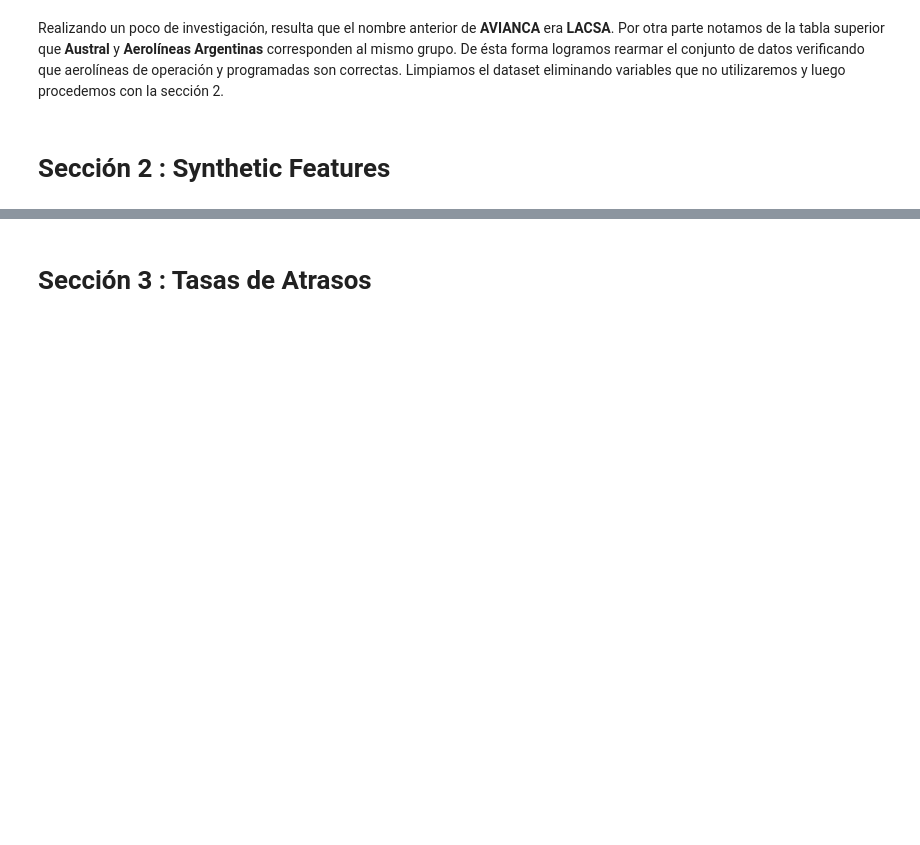
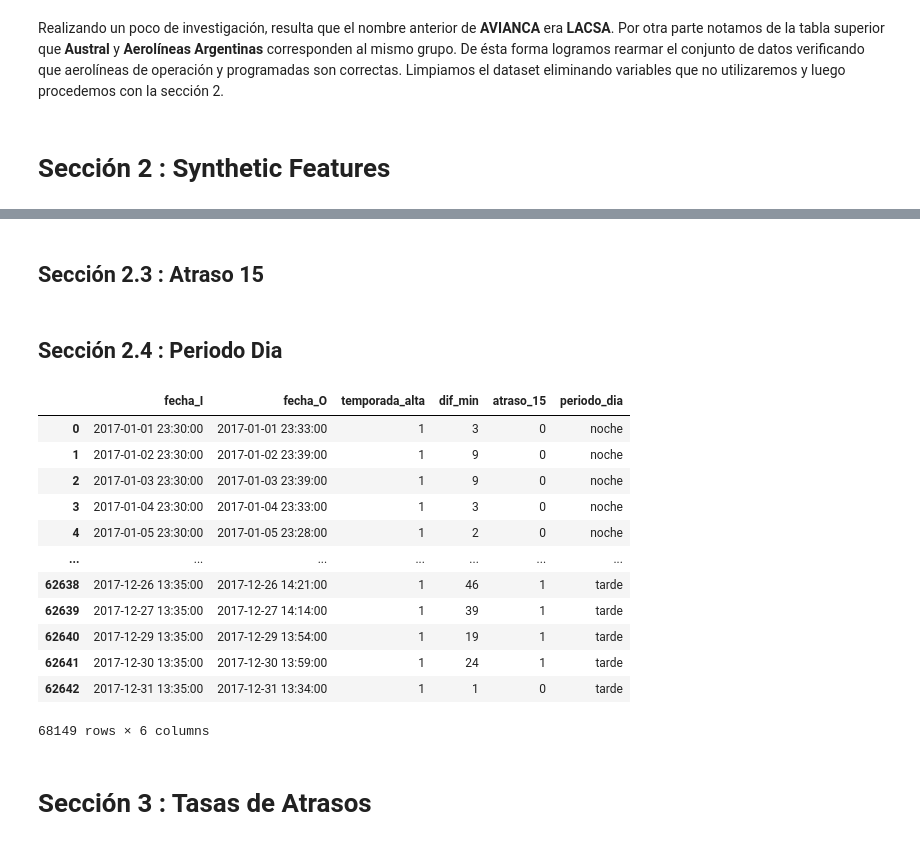
Before and after one commit to marcelotorrescisterna/LatamChallenge, a Jupyter notebook: Solution.ipynb, the cells around one changed output, grey strips where cells are left out. Drawn from its saved outputs; the diff is of its cells as text; code cells hidden in the pictures; blank space fills up the shorter version.

```diff
--- a/Solution.ipynb
+++ b/Solution.ipynb
@@ -273,0 +283,8 @@ dif.seconds
+# %%
+temporada_alta = []
+for i in data['Fecha-I']:
+    if (i > i1) | (i < i2) | (i3 <= i <= i4) | (i5 <= i <= i6):
+        temporada_alta.append(1)
+    else:
+        temporada_alta.append(0)
+synthetic_features['temporada_alta'] = temporada_alta
@@ -273,0 +293,20 @@ dif.seconds
+# %%
+synthetic_features["late"] = [1 if i.fecha_I <= i.fecha_O else 0 for i in synthetic_features.itertuples()]
+synthetic_features["dif_min"] = [int(np.round((i.fecha_I - i.fecha_O).seconds / 60 , 0)) if i.late == 0 else int(np.round((i.fecha_O - i.fecha_I).seconds / 60 , 0)) for i in synthetic_features.itertuples()]
+synthetic_features.drop(["late"] , axis = 1 , inplace = True)
+# %% [markdown]
+## Sección 2.3 : Atraso 15
+# %%
+synthetic_features["atraso_15"] = [1 if x > 15 else 0 for x in synthetic_features.dif_min]
+# %% [markdown]
+## Sección 2.4 : Periodo Dia
+# %%
+periodo_dia = []
+for i in synthetic_features.itertuples():
+    if (5 <= i.fecha_I.hour < 12):
+        periodo_dia.append("mañana")
+    elif (12 <= i.fecha_I.hour < 19):
+        periodo_dia.append("tarde")
+    else:
+        periodo_dia.append("noche")
+synthetic_features["periodo_dia"] = periodo_dia
@@ -273,0 +315,16 @@ dif.seconds
+# %%
+synthetic_features
+# %% [output]
+|  | fecha_I | fecha_O | temporada_alta | dif_min | atraso_15 | periodo_dia |
+| 0 | 2017-01-01 23:30:00 | 2017-01-01 23:33:00 | 1 | 3 | 0 | noche |
+| 1 | 2017-01-02 23:30:00 | 2017-01-02 23:39:00 | 1 | 9 | 0 | noche |
+| 2 | 2017-01-03 23:30:00 | 2017-01-03 23:39:00 | 1 | 9 | 0 | noche |
+| 3 | 2017-01-04 23:30:00 | 2017-01-04 23:33:00 | 1 | 3 | 0 | noche |
+| 4 | 2017-01-05 23:30:00 | 2017-01-05 23:28:00 | 1 | 2 | 0 | noche |
+| ... | ... | ... | ... | ... | ... | ... |
+| 62638 | 2017-12-26 13:35:00 | 2017-12-26 14:21:00 | 1 | 46 | 1 | tarde |
+| 62639 | 2017-12-27 13:35:00 | 2017-12-27 14:14:00 | 1 | 39 | 1 | tarde |
+| 62640 | 2017-12-29 13:35:00 | 2017-12-29 13:54:00 | 1 | 19 | 1 | tarde |
+| 62641 | 2017-12-30 13:35:00 | 2017-12-30 13:59:00 | 1 | 24 | 1 | tarde |
+| 62642 | 2017-12-31 13:35:00 | 2017-12-31 13:34:00 | 1 | 1 | 0 | tarde |
+68149 rows × 6 columns
```
Also changed, not shown: parts of 9 cells of this notebook, 1 other file.
